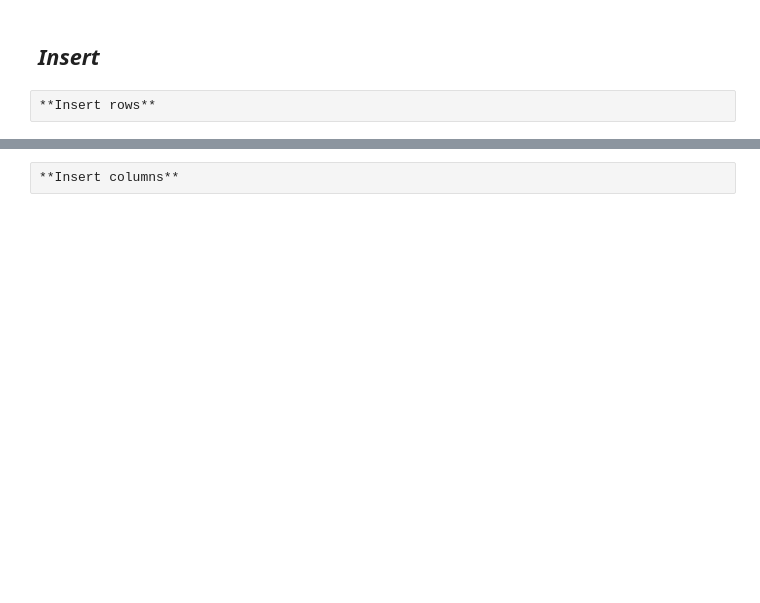
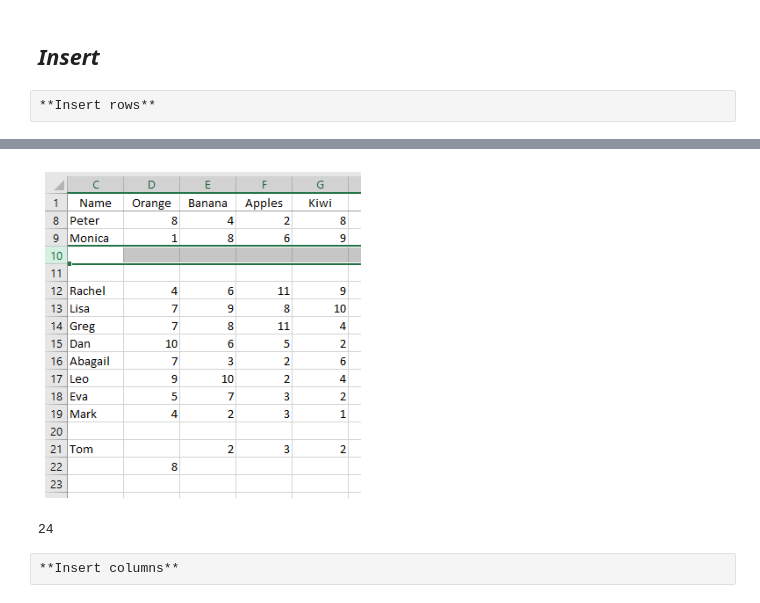
Before and after one commit to datalover2023/Module_3, a Jupyter notebook: Excel_processing_Basics_Colab_Module_3_backup_v2.ipynb, the cells around one changed output, grey strips where cells are left out. Drawn from its saved outputs; the diff is of its cells as text; code cells hidden in the pictures; blank space fills up the shorter version.

```diff
--- a/Excel_processing_Basics_Colab_Module_3_backup_v2.ipynb
+++ b/Excel_processing_Basics_Colab_Module_3_backup_v2.ipynb
@@ -1362,9 +1444,16 @@ for idx, row in enumerate(ws['A1:F25']):
 # %%
 # inserted rows
-img = mpimg.imread('images/img_21.png')
+img = mpimg.imread('images/img_22.PNG')
 plt.imshow(img)
 plt.axis('off')
 plt.show()
+# %% [output]
+[figure, added]
+# %%
+# now the nb of ws rows has increased as well
+ws.max_row
+# %% [output]
+24
 # %% [raw]
 **Insert columns**
 # %%
```
Also changed, not shown: parts of 88 cells of this notebook.
